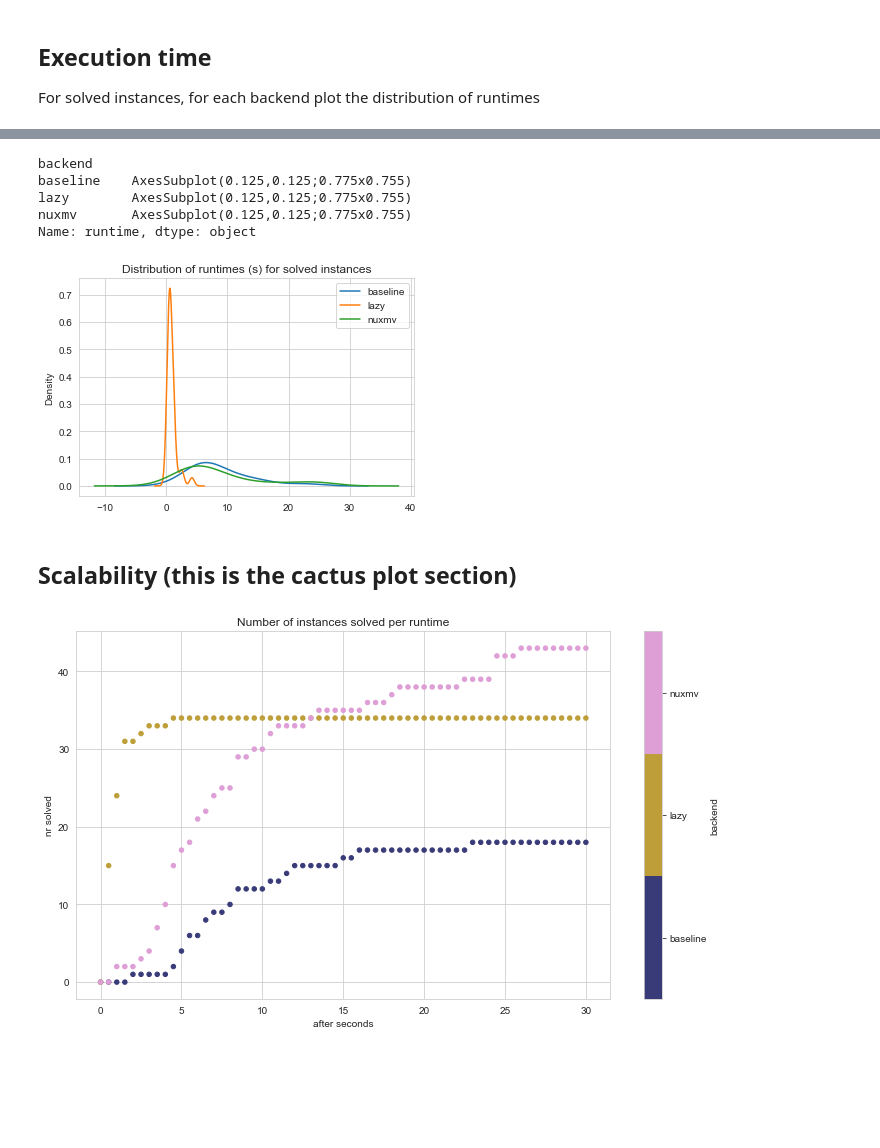
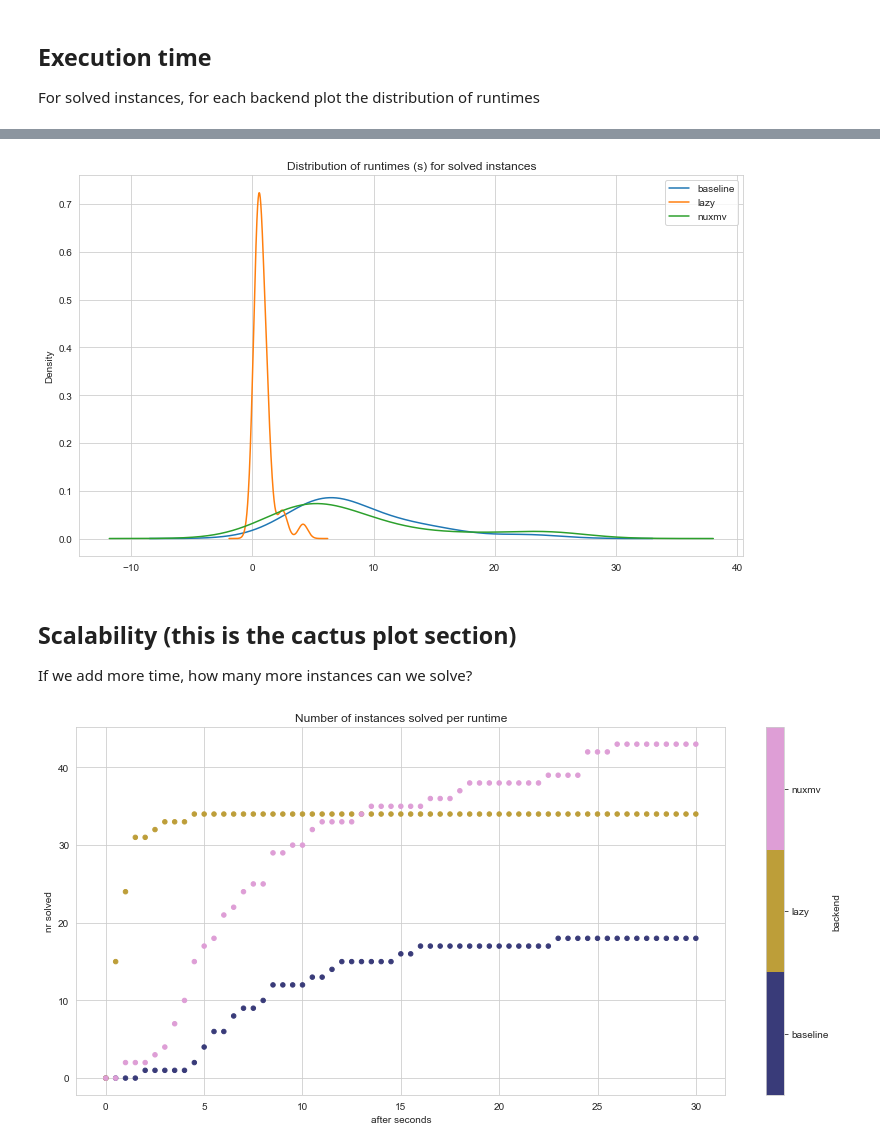
Before and after one commit to amandasystems/catra, a Jupyter notebook: experiments/Analysis.ipynb, the cells around one changed output, grey strips where cells are left out. Saved outputs shown, nothing was run; the diff lists cells and outputs as text; code cells hidden in the pictures; blank space fills up the shorter version.

```diff
--- a/experiments/Analysis.ipynb
+++ b/experiments/Analysis.ipynb
@@ -238,20 +242,18 @@ runtimes[runtimes['runtime'] < float('inf')].boxplot(by='backend')
 # %%
 runtimes[runtimes['runtime'] < float('inf')]\
     .set_index('instance')\
     .groupby('backend')\
     .runtime\
     .plot.kde(xlabel='Runtime (s)',
               legend=True,
+              figsize=(10, 6),
               title='Distribution of runtimes (s) for solved instances')
+plt.tight_layout()
 # %% [output]
-backend
-baseline    AxesSubplot(0.125,0.125;0.775x0.755)
-lazy        AxesSubplot(0.125,0.125;0.775x0.755)
-nuxmv       AxesSubplot(0.125,0.125;0.775x0.755)
-Name: runtime, dtype: object
-[figure, old version]
+[figure, new version]
 # %% [markdown]
 ## Scalability (this is the cactus plot section)
+If we add more time, how many more instances can we solve?
 # %%
 def solved_after(seconds):
     df = known_solved[known_solved['runtime'] < seconds]\
@@ -267,17 +269,17 @@ step_size = 0.5
 
 cactus_data = pd.concat([solved_after(i * step_size) for i in range(int(max_seconds / step_size) + 1)], axis=0)
 # %%
-import matplotlib
-fig, ax = matplotlib.pyplot.subplots()
+# If we don't use a subplot here, the x ticks and labels all disappear, for no good reason.
+fig, ax = plt.subplots()
 
 cactus_data.plot.scatter(x='after',
                          y='nr solved',
                          c='backend',
                          xlabel='after seconds',
                          ax=ax,
-                         figsize=(10,6),
+                         figsize=(12,6),
                          title="Number of instances solved per runtime",
-                         cmap=cm.get_cmap('tab20b'))
+                         cmap=plt.cm.get_cmap('tab20b'))
 fig.tight_layout()
 # %% [output]
-[figure, old version]
+[figure, new version]
```
Also changed, not shown: parts of 9 cells of this notebook.
